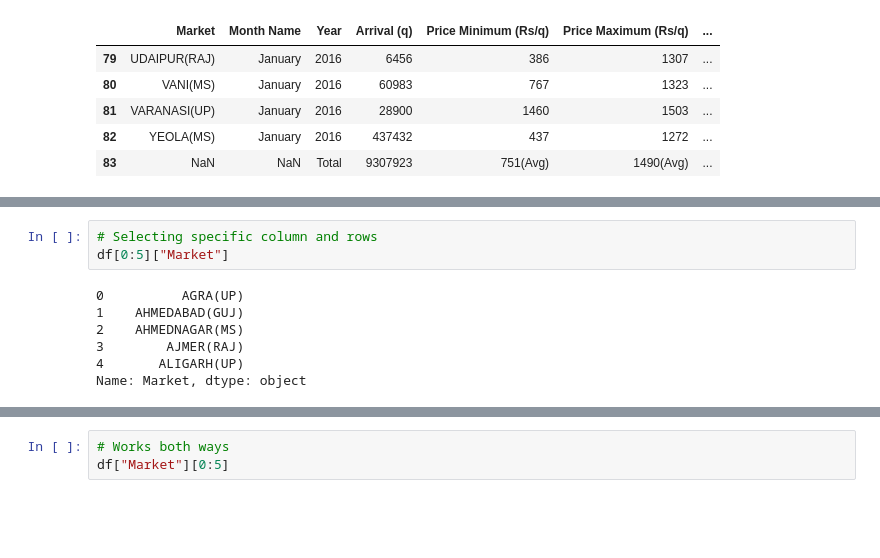
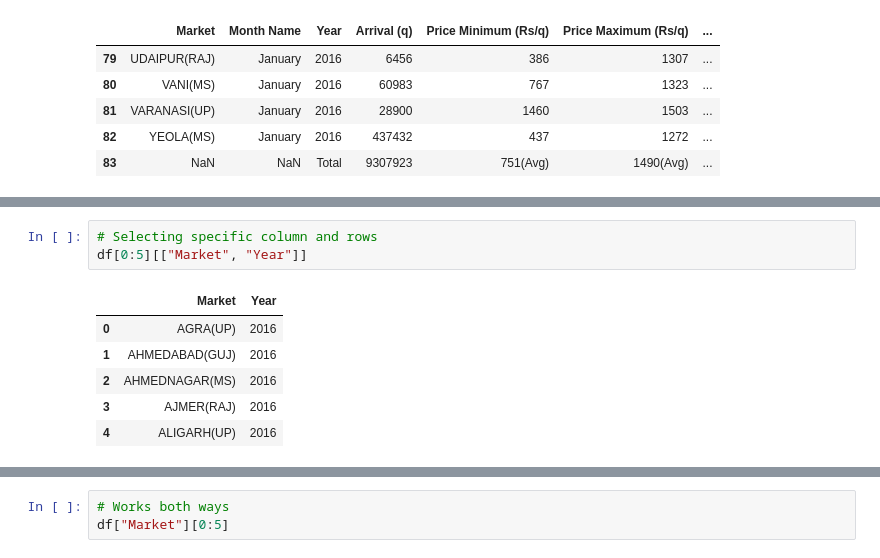
Before and after one commit to amitkaps/art-data-science, a Jupyter notebook: notebook/onion/2-Acquire.ipynb, the cells around one changed output, grey strips where cells are left out. Drawn from its saved outputs; the diff is of its cells as text; blank space fills up the shorter version.

```diff
--- a/notebook/onion/2-Acquire.ipynb
+++ b/notebook/onion/2-Acquire.ipynb
@@ -199,10 +195,10 @@ Name: Market, dtype: object
 # %%
 # Selecting specific column and rows
-df[0:5]["Market"]
+df[0:5][["Market", "Year"]]
 # %% [output]
-0          AGRA(UP)
-1    AHMEDABAD(GUJ)
-2    AHMEDNAGAR(MS)
-3        AJMER(RAJ)
-4       ALIGARH(UP)
-Name: Market, dtype: object
+|  | Market | Year |
+| 0 | AGRA(UP) | 2016 |
+| 1 | AHMEDABAD(GUJ) | 2016 |
+| 2 | AHMEDNAGAR(MS) | 2016 |
+| 3 | AJMER(RAJ) | 2016 |
+| 4 | ALIGARH(UP) | 2016 |
```
Also changed, not shown: parts of 30 cells of this notebook, 42 other files.
